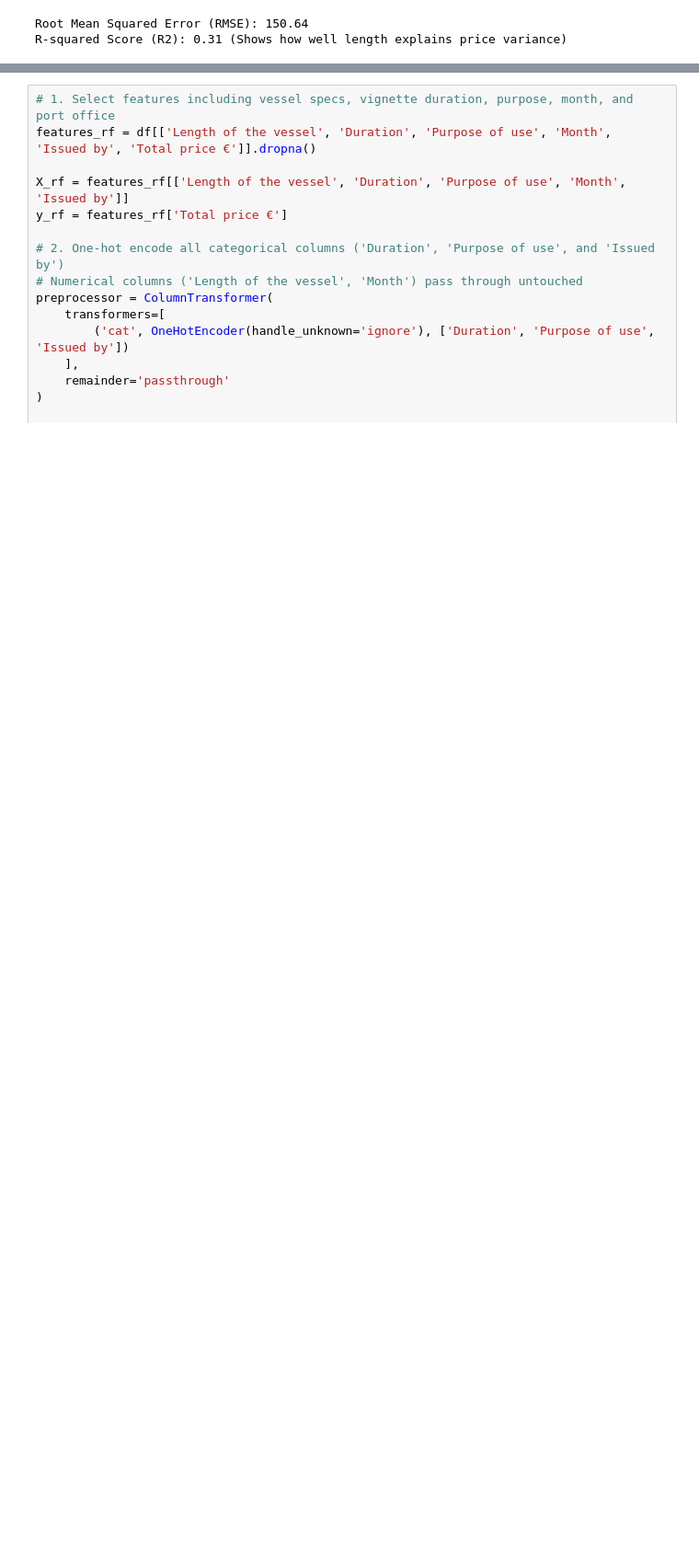
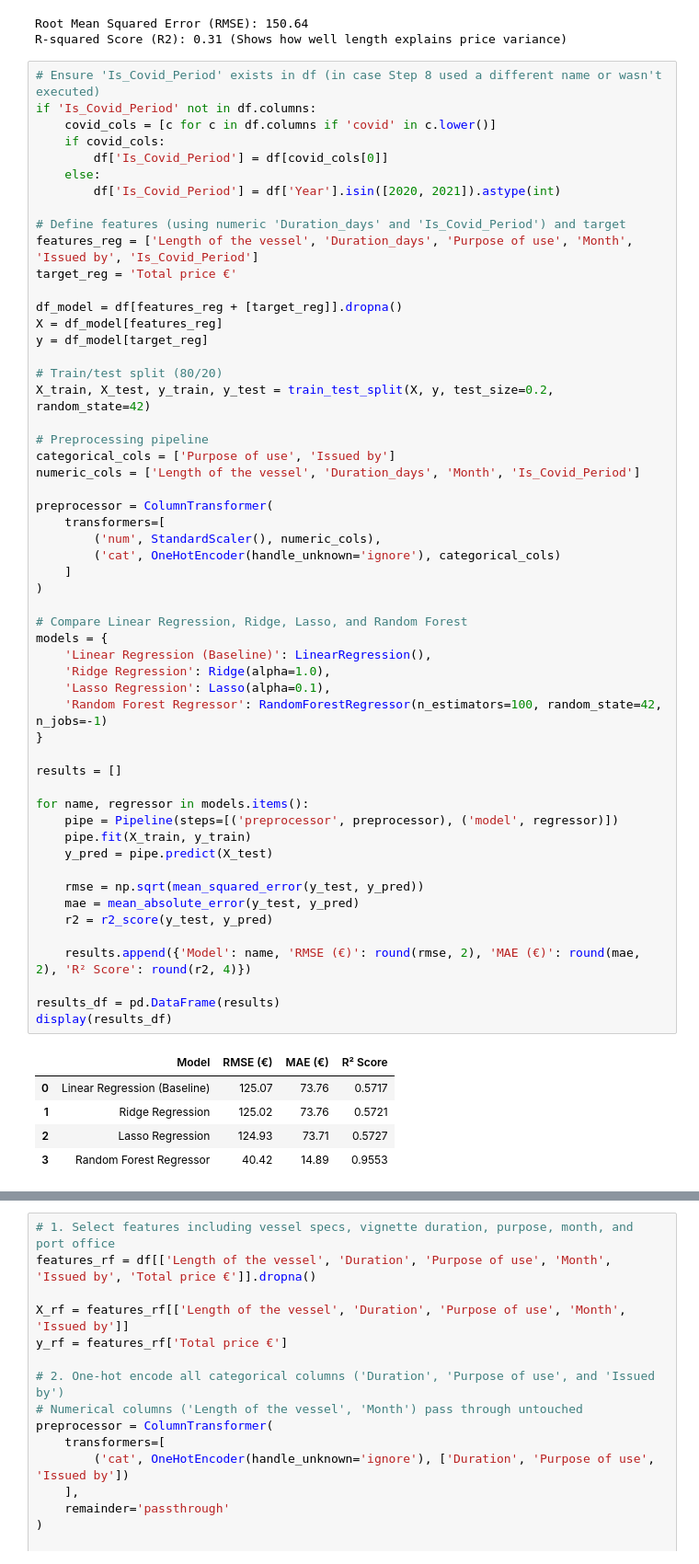
Before and after one commit to jelenavasic009-png/dsb_capstone, a Jupyter notebook: notebooks/02_Modelling.ipynb, the cells around one changed output, grey strips where cells are left out. Shown at 92% size. Saved outputs shown, nothing was run; the diff lists cells and outputs as text; blank space fills up the shorter version.

```diff
--- a/notebooks/02_Modelling.ipynb
+++ b/notebooks/02_Modelling.ipynb
@@ -275,6 +335,66 @@ print(f"R-squared Score (R2): {r2:.2f} (Shows how well length explains price var
 # %% [output]
 Root Mean Squared Error (RMSE): 150.64
 R-squared Score (R2): 0.31 (Shows how well length explains price variance)
+# %%
+# Ensure 'Is_Covid_Period' exists in df (in case Step 8 used a different name or wasn't executed)
+if 'Is_Covid_Period' not in df.columns:
+    covid_cols = [c for c in df.columns if 'covid' in c.lower()]
+    if covid_cols:
+        df['Is_Covid_Period'] = df[covid_cols[0]]
+    else:
+        df['Is_Covid_Period'] = df['Year'].isin([2020, 2021]).astype(int)
+
+# Define features (using numeric 'Duration_days' and 'Is_Covid_Period') and target
+features_reg = ['Length of the vessel', 'Duration_days', 'Purpose of use', 'Month', 'Issued by', 'Is_Covid_Period']
+target_reg = 'Total price €'
+
+df_model = df[features_reg + [target_reg]].dropna()
+X = df_model[features_reg]
+y = df_model[target_reg]
+
+# Train/test split (80/20)
+X_train, X_test, y_train, y_test = train_test_split(X, y, test_size=0.2, random_state=42)
+
+# Preprocessing pipeline
+categorical_cols = ['Purpose of use', 'Issued by']
+numeric_cols = ['Length of the vessel', 'Duration_days', 'Month', 'Is_Covid_Period']
+
+preprocessor = ColumnTransformer(
+    transformers=[
+        ('num', StandardScaler(), numeric_cols),
+        ('cat', OneHotEncoder(handle_unknown='ignore'), categorical_cols)
+    ]
+)
+
+# Compare Linear Regression, Ridge, Lasso, and Random Forest
+models = {
+    'Linear Regression (Baseline)': LinearRegression(),
+    'Ridge Regression': Ridge(alpha=1.0),
+    'Lasso Regression': Lasso(alpha=0.1),
+    'Random Forest Regressor': RandomForestRegressor(n_estimators=100, random_state=42, n_jobs=-1)
+}
+
+results = []
+
+for name, regressor in models.items():
+    pipe = Pipeline(steps=[('preprocessor', preprocessor), ('model', regressor)])
+    pipe.fit(X_train, y_train)
+    y_pred = pipe.predict(X_test)
+
+    rmse = np.sqrt(mean_squared_error(y_test, y_pred))
+    mae = mean_absolute_error(y_test, y_pred)
+    r2 = r2_score(y_test, y_pred)
+
+    results.append({'Model': name, 'RMSE (€)': round(rmse, 2), 'MAE (€)': round(mae, 2), 'R² Score': round(r2, 4)})
+
+results_df = pd.DataFrame(results)
+display(results_df)
+# %% [output]
+|  | Model | RMSE (€) | MAE (€) | R² Score |
+| 0 | Linear Regression (Baseline) | 125.07 | 73.76 | 0.5717 |
+| 1 | Ridge Regression | 125.02 | 73.76 | 0.5721 |
+| 2 | Lasso Regression | 124.93 | 73.71 | 0.5727 |
+| 3 | Random Forest Regressor | 40.42 | 14.89 | 0.9553 |
 # %% [markdown]
 ---
 
```
Also changed, not shown: parts of 19 cells of this notebook.
